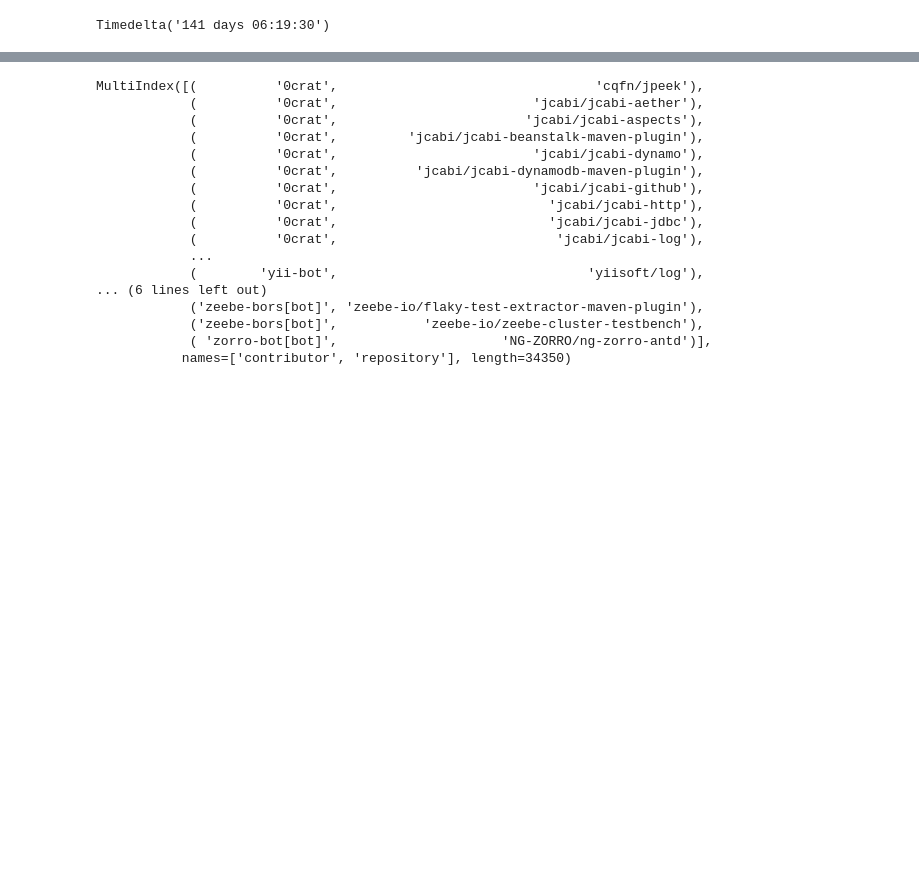
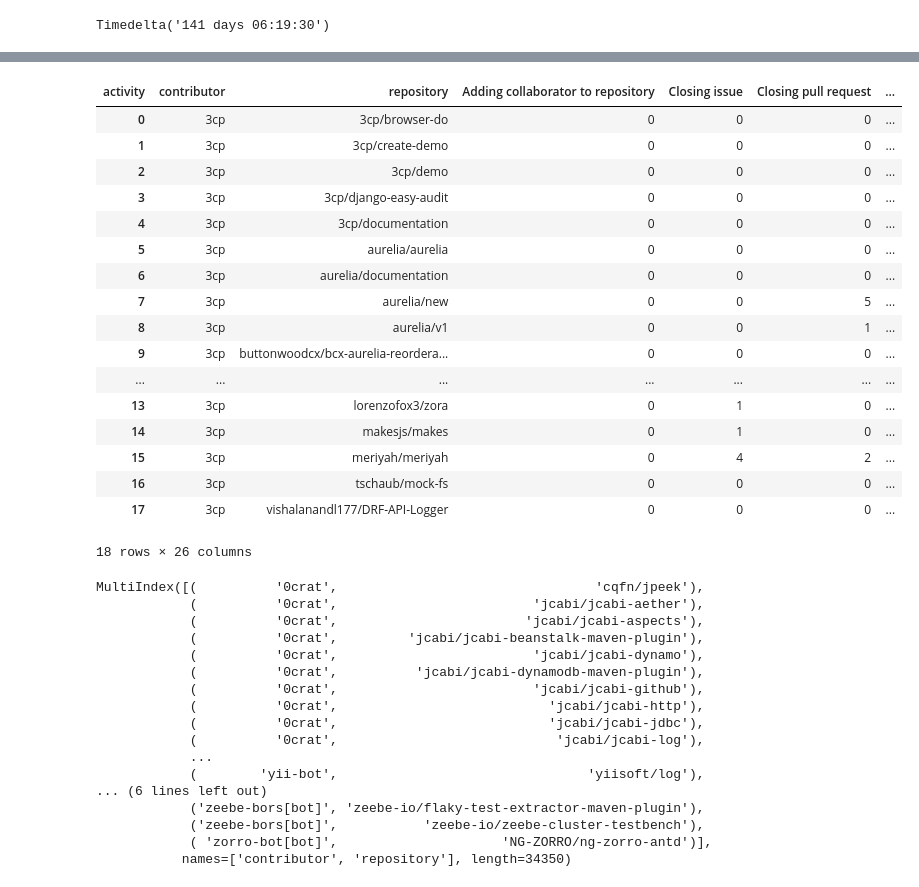
Before and after one commit to uhourri/GH-Contribution-Profiles, a Jupyter notebook: code/GitHub contribution profiles.ipynb, the cells around one changed output, grey strips where cells are left out. Drawn from its saved outputs; the diff is of its cells as text; code cells hidden in the pictures; blank space fills up the shorter version.

```diff
--- a/code/GitHub contribution profiles.ipynb
+++ b/code/GitHub contribution profiles.ipynb
@@ -134,3 +81,24 @@ bot_activities
+# %%
+human_activities[human_activities['contributor'] == '3cp']
+# %% [output]
+| activity | contributor | repository | Adding collaborator to repository | Closing issue | Closing pull request | ... |
+| 0 | 3cp | 3cp/browser-do | 0 | 0 | 0 | ... |
+| 1 | 3cp | 3cp/create-demo | 0 | 0 | 0 | ... |
+| 2 | 3cp | 3cp/demo | 0 | 0 | 0 | ... |
+| 3 | 3cp | 3cp/django-easy-audit | 0 | 0 | 0 | ... |
+| 4 | 3cp | 3cp/documentation | 0 | 0 | 0 | ... |
+| 5 | 3cp | aurelia/aurelia | 0 | 0 | 0 | ... |
+| 6 | 3cp | aurelia/documentation | 0 | 0 | 0 | ... |
+| 7 | 3cp | aurelia/new | 0 | 0 | 5 | ... |
+| 8 | 3cp | aurelia/v1 | 0 | 0 | 1 | ... |
+| 9 | 3cp | buttonwoodcx/bcx-aurelia-reordera... | 0 | 0 | 0 | ... |
+| ... | ... | ... | ... | ... | ... | ... |
+| 13 | 3cp | lorenzofox3/zora | 0 | 1 | 0 | ... |
+| 14 | 3cp | makesjs/makes | 0 | 1 | 0 | ... |
+| 15 | 3cp | meriyah/meriyah | 0 | 4 | 2 | ... |
+| 16 | 3cp | tschaub/mock-fs | 0 | 0 | 0 | ... |
+| 17 | 3cp | vishalanandl177/DRF-API-Logger | 0 | 0 | 0 | ... |
+18 rows × 26 columns
 # %%
 bot_activities.index
 # %% [output]
```
Also changed, not shown: parts of 7 cells of this notebook.
